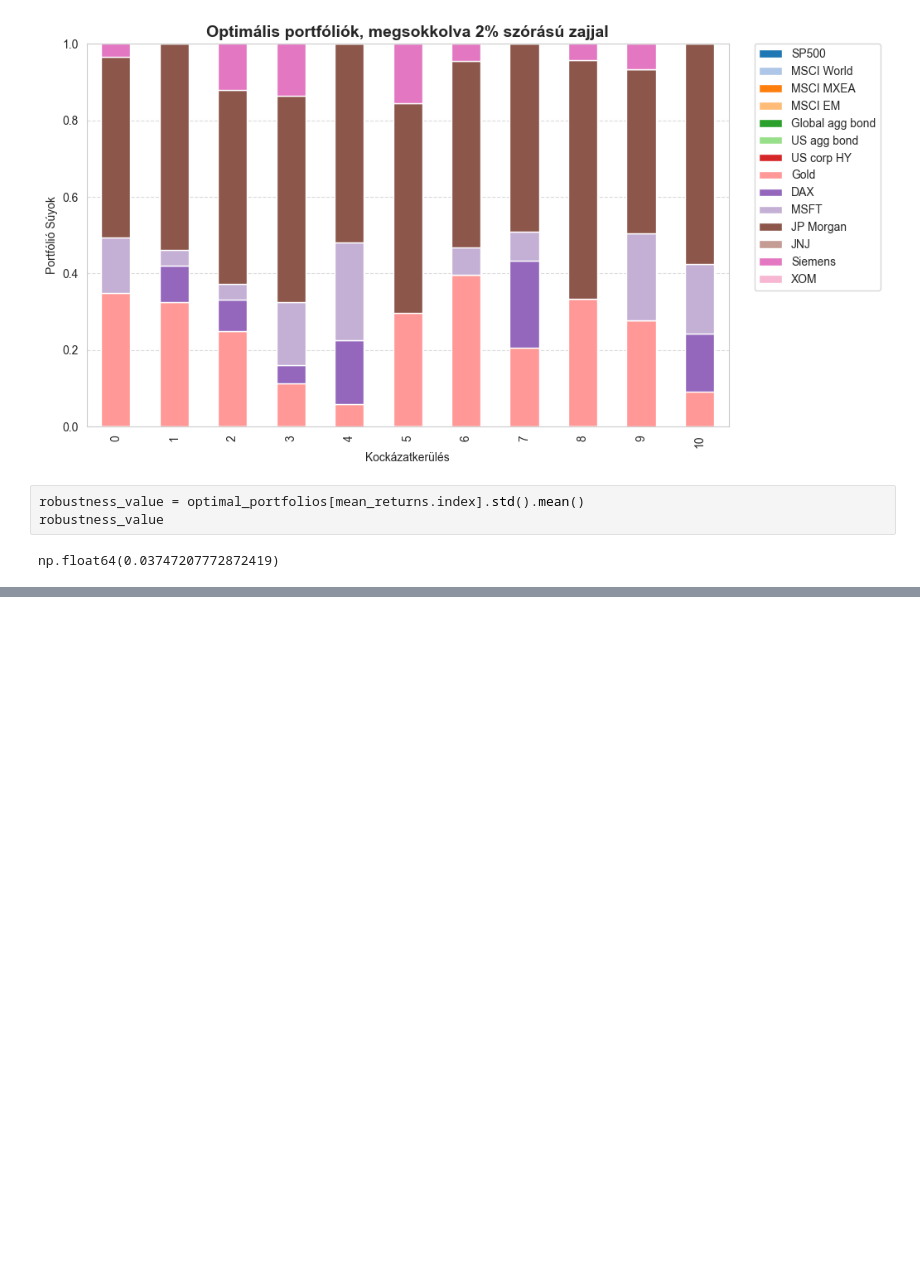
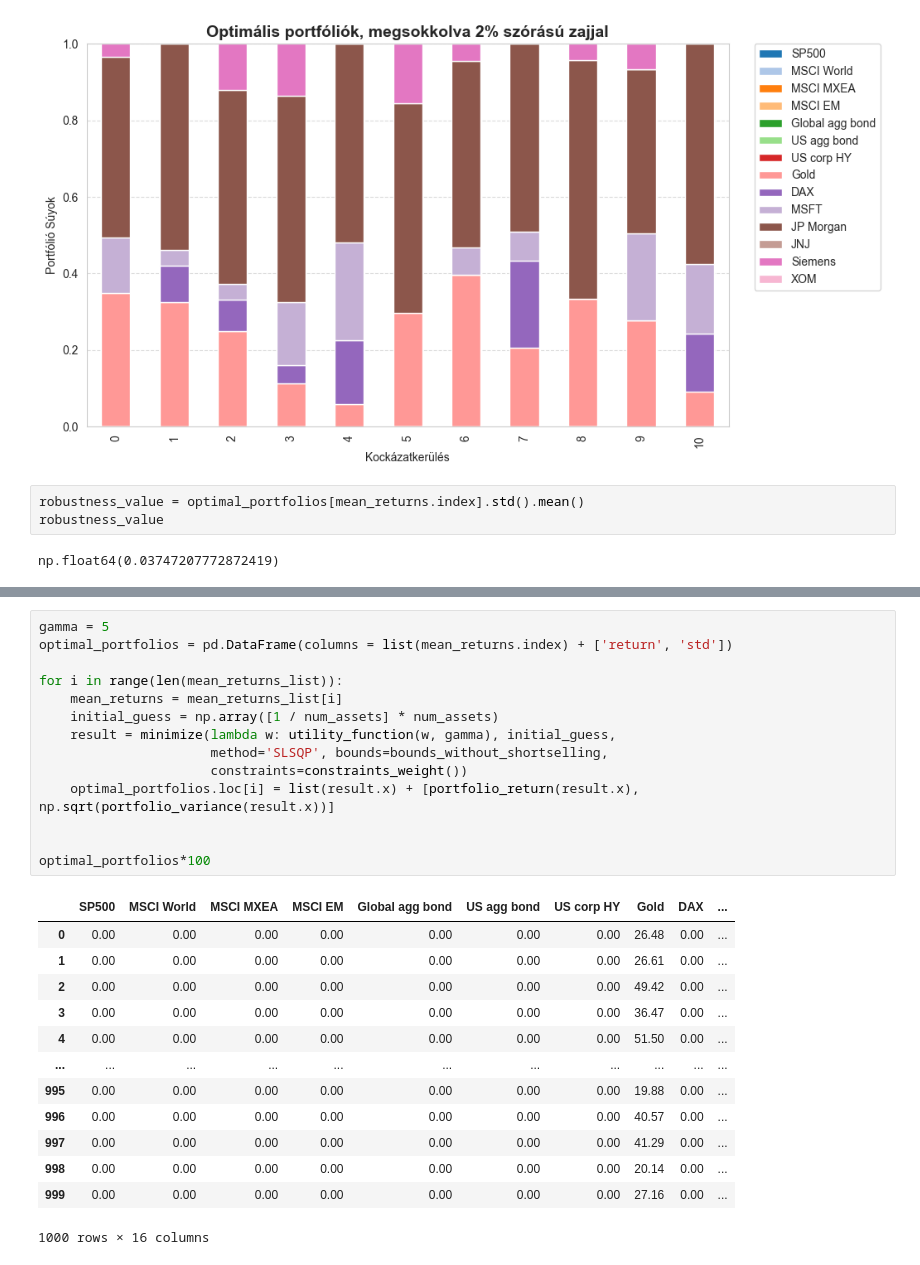
Before and after one commit to gyusza46/master_thesis, a Jupyter notebook: Kodok/mean_variance_optimization.ipynb, the cells around one changed output, grey strips where cells are left out. Cells and saved outputs as stored; diff of their text form; blank space fills up the shorter version.

```diff
--- a/Kodok/mean_variance_optimization.ipynb
+++ b/Kodok/mean_variance_optimization.ipynb
@@ -516,0 +547,28 @@ np.float64(0.03747207772872419)
+# %%
+gamma = 5
+optimal_portfolios = pd.DataFrame(columns = list(mean_returns.index) + ['return', 'std'])
+
+for i in range(len(mean_returns_list)):
+    mean_returns = mean_returns_list[i]
+    initial_guess = np.array([1 / num_assets] * num_assets)
+    result = minimize(lambda w: utility_function(w, gamma), initial_guess,
+                      method='SLSQP', bounds=bounds_without_shortselling,
+                      constraints=constraints_weight())
+    optimal_portfolios.loc[i] = list(result.x) + [portfolio_return(result.x), np.sqrt(portfolio_variance(result.x))]
+
+
+optimal_portfolios*100
+# %% [output]
+|  | SP500 | MSCI World | MSCI MXEA | MSCI EM | Global agg bond | US agg bond | US corp HY | Gold | DAX | ... |
+| 0 | 0.00 | 0.00 | 0.00 | 0.00 | 0.00 | 0.00 | 0.00 | 26.48 | 0.00 | ... |
+| 1 | 0.00 | 0.00 | 0.00 | 0.00 | 0.00 | 0.00 | 0.00 | 26.61 | 0.00 | ... |
+| 2 | 0.00 | 0.00 | 0.00 | 0.00 | 0.00 | 0.00 | 0.00 | 49.42 | 0.00 | ... |
+| 3 | 0.00 | 0.00 | 0.00 | 0.00 | 0.00 | 0.00 | 0.00 | 36.47 | 0.00 | ... |
+| 4 | 0.00 | 0.00 | 0.00 | 0.00 | 0.00 | 0.00 | 0.00 | 51.50 | 0.00 | ... |
+| ... | ... | ... | ... | ... | ... | ... | ... | ... | ... | ... |
+| 995 | 0.00 | 0.00 | 0.00 | 0.00 | 0.00 | 0.00 | 0.00 | 19.88 | 0.00 | ... |
+| 996 | 0.00 | 0.00 | 0.00 | 0.00 | 0.00 | 0.00 | 0.00 | 40.57 | 0.00 | ... |
+| 997 | 0.00 | 0.00 | 0.00 | 0.00 | 0.00 | 0.00 | 0.00 | 41.29 | 0.00 | ... |
+| 998 | 0.00 | 0.00 | 0.00 | 0.00 | 0.00 | 0.00 | 0.00 | 20.14 | 0.00 | ... |
+| 999 | 0.00 | 0.00 | 0.00 | 0.00 | 0.00 | 0.00 | 0.00 | 27.16 | 0.00 | ... |
+1000 rows × 16 columns
```
Also changed, not shown: parts of 6 cells of this notebook, 7 other files.
